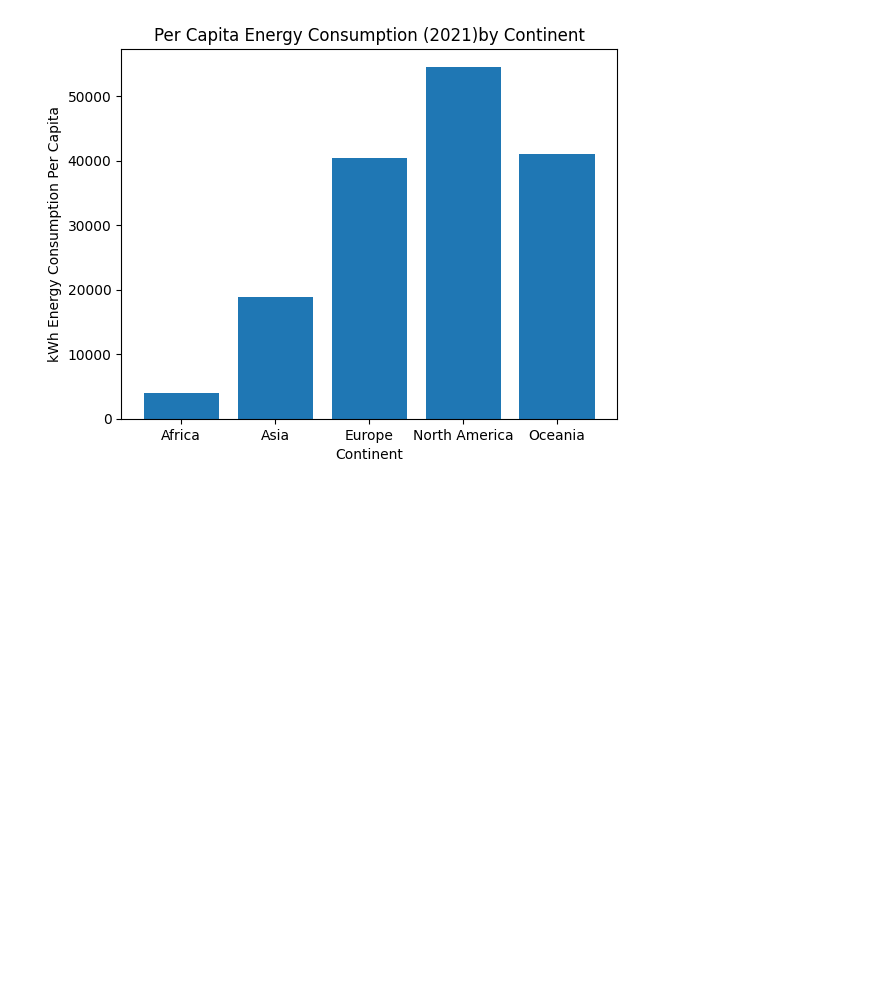
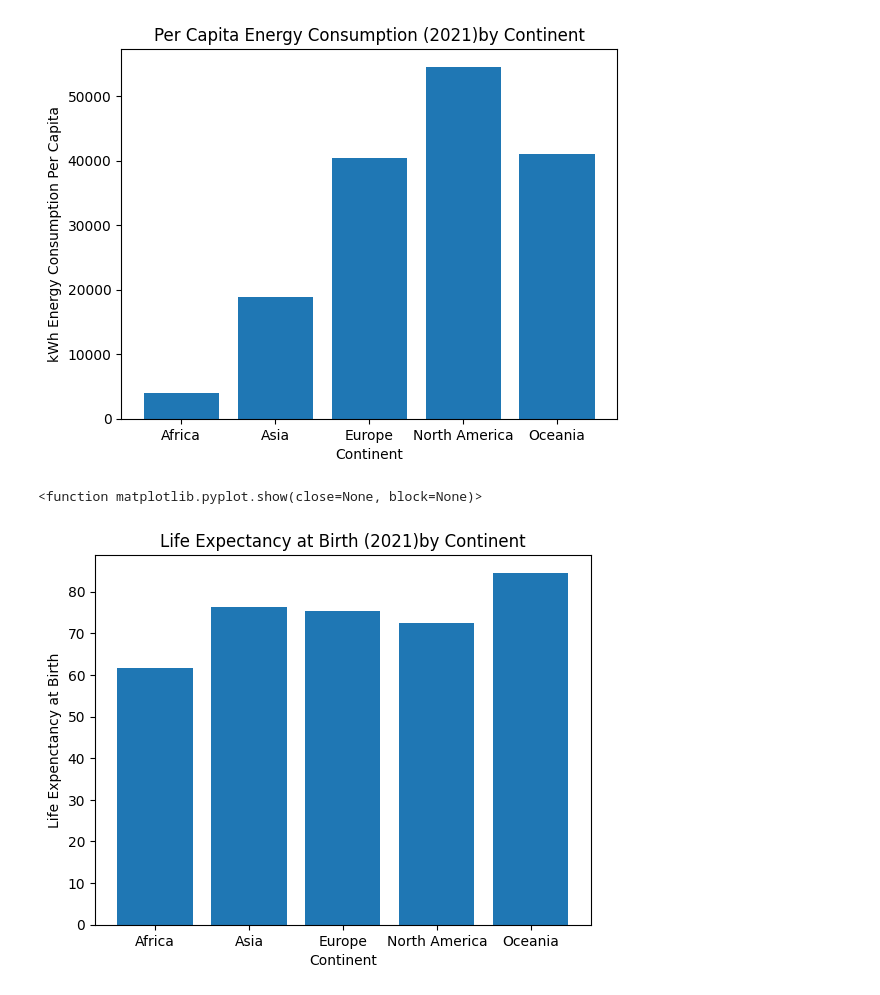
Before and after one commit to Faith-Hall/Group-Project-1, a Jupyter notebook: analysis_2.ipynb, the cells around one changed output. Drawn from its saved outputs; the diff is of its cells as text; code cells hidden in the pictures; blank space fills up the shorter version.

```diff
--- a/analysis_2.ipynb
+++ b/analysis_2.ipynb
@@ -69,3 +69,13 @@ plt.show
 # %% [output]
 <function matplotlib.pyplot.show(close=None, block=None)>
 [figure]
+# %%
+
+plt.bar(continents[0:5], LEx[0:5])
+plt.title("Life Expectancy at Birth (2021)by Continent")
+plt.ylabel("Life Expenctancy at Birth")
+plt.xlabel("Continent")
+plt.show
+# %% [output]
+<function matplotlib.pyplot.show(close=None, block=None)>
+[figure, added]
```
Also changed, not shown: parts of 4 cells of this notebook.
